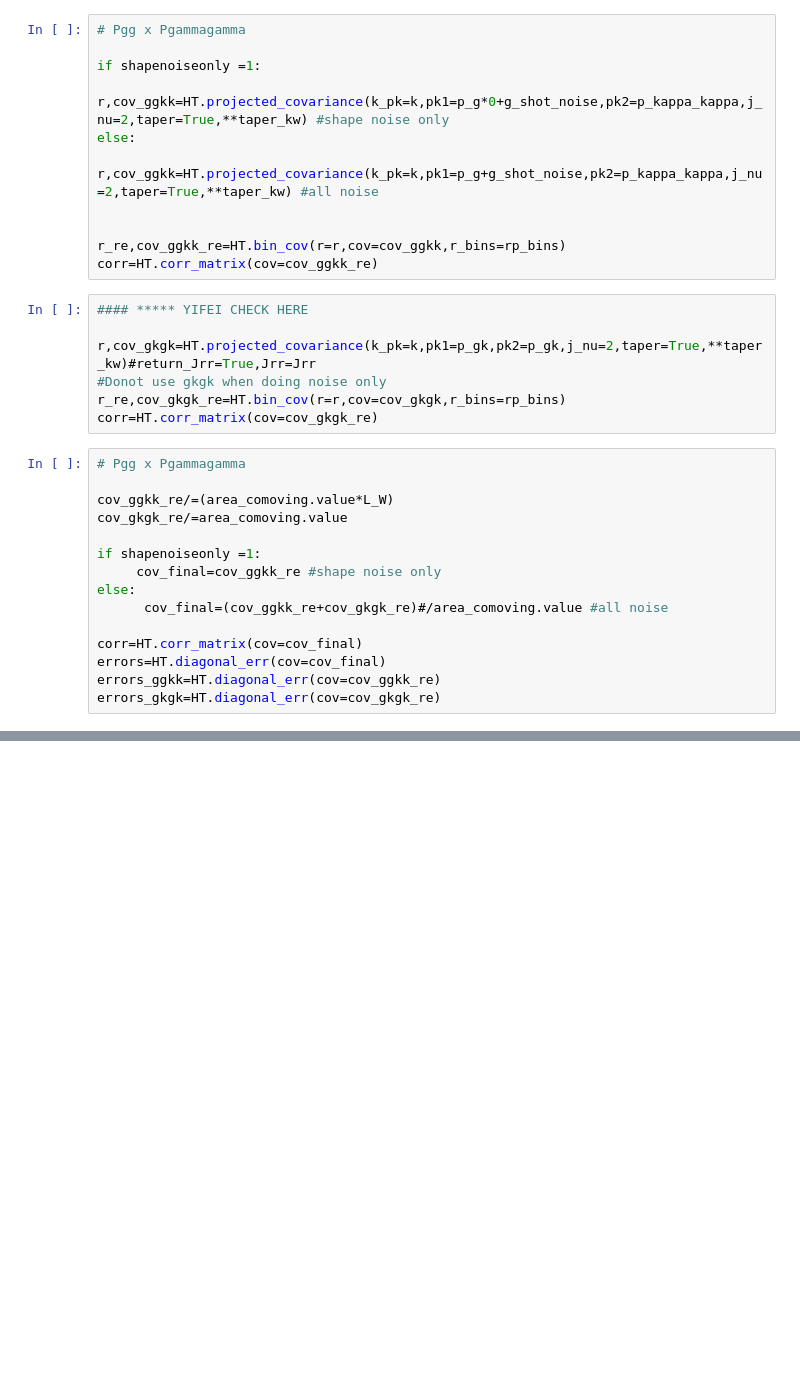
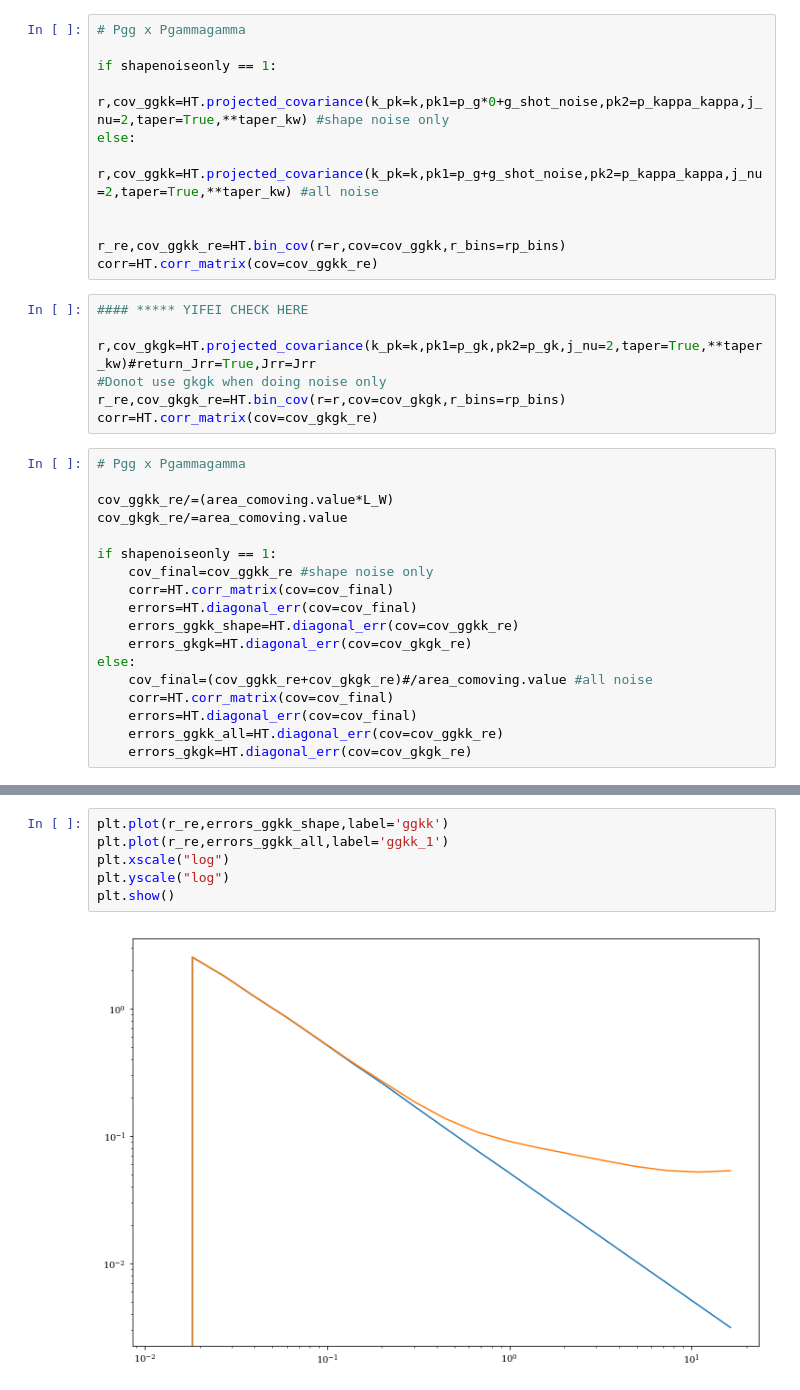
Before and after one commit to sukhdeep1989/Alexie_dwarfs, a Jupyter notebook: survey_forecasts.ipynb, the cells around one changed output, grey strips where cells are left out. Saved outputs shown, nothing was run; the diff lists cells and outputs as text; blank space fills up the shorter version.

```diff
--- a/survey_forecasts.ipynb
+++ b/survey_forecasts.ipynb
@@ -223,7 +223,7 @@ taper_kw=dict({'large_k_lower':500,'large_k_upper':PS.pk_params['kmax'],'low_k_l
 # %%
 # Pgg x Pgammagamma
 
-if shapenoiseonly =1:
+if shapenoiseonly == 1:
     r,cov_ggkk=HT.projected_covariance(k_pk=k,pk1=p_g*0+g_shot_noise,pk2=p_kappa_kappa,j_nu=2,taper=True,**taper_kw) #shape noise only
 else:
     r,cov_ggkk=HT.projected_covariance(k_pk=k,pk1=p_g+g_shot_noise,pk2=p_kappa_kappa,j_nu=2,taper=True,**taper_kw) #all noise
@@ -244,12 +244,15 @@ corr=HT.corr_matrix(cov=cov_gkgk_re)
 cov_ggkk_re/=(area_comoving.value*L_W)
 cov_gkgk_re/=area_comoving.value
 
-if shapenoiseonly =1:
-     cov_final=cov_ggkk_re #shape noise only
+if shapenoiseonly == 1:
+    cov_final=cov_ggkk_re #shape noise only
+    corr=HT.corr_matrix(cov=cov_final)
+    errors=HT.diagonal_err(cov=cov_final)
+    errors_ggkk_shape=HT.diagonal_err(cov=cov_ggkk_re)
+    errors_gkgk=HT.diagonal_err(cov=cov_gkgk_re)
 else:
-      cov_final=(cov_ggkk_re+cov_gkgk_re)#/area_comoving.value #all noise
-
-corr=HT.corr_matrix(cov=cov_final)
-errors=HT.diagonal_err(cov=cov_final)
-errors_ggkk=HT.diagonal_err(cov=cov_ggkk_re)
-errors_gkgk=HT.diagonal_err(cov=cov_gkgk_re)
+    cov_final=(cov_ggkk_re+cov_gkgk_re)#/area_comoving.value #all noise
+    corr=HT.corr_matrix(cov=cov_final)
+    errors=HT.diagonal_err(cov=cov_final)
+    errors_ggkk_all=HT.diagonal_err(cov=cov_ggkk_re)
+    errors_gkgk=HT.diagonal_err(cov=cov_gkgk_re)
@@ -260,0 +259,8 @@ errors_gkgk=HT.diagonal_err(cov=cov_gkgk_re)
+# %%
+plt.plot(r_re,errors_ggkk_shape,label='ggkk')
+plt.plot(r_re,errors_ggkk_all,label='ggkk_1')
+plt.xscale("log")
+plt.yscale("log")
+plt.show()
+# %% [output]
+[figure, added]
```
Also changed, not shown: parts of 8 cells of this notebook.
